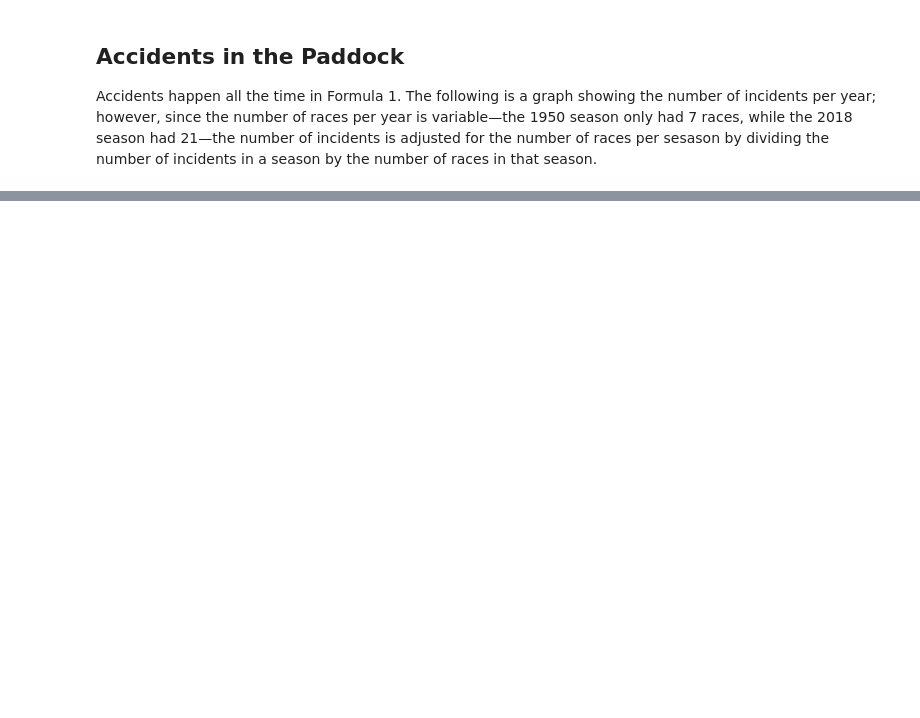
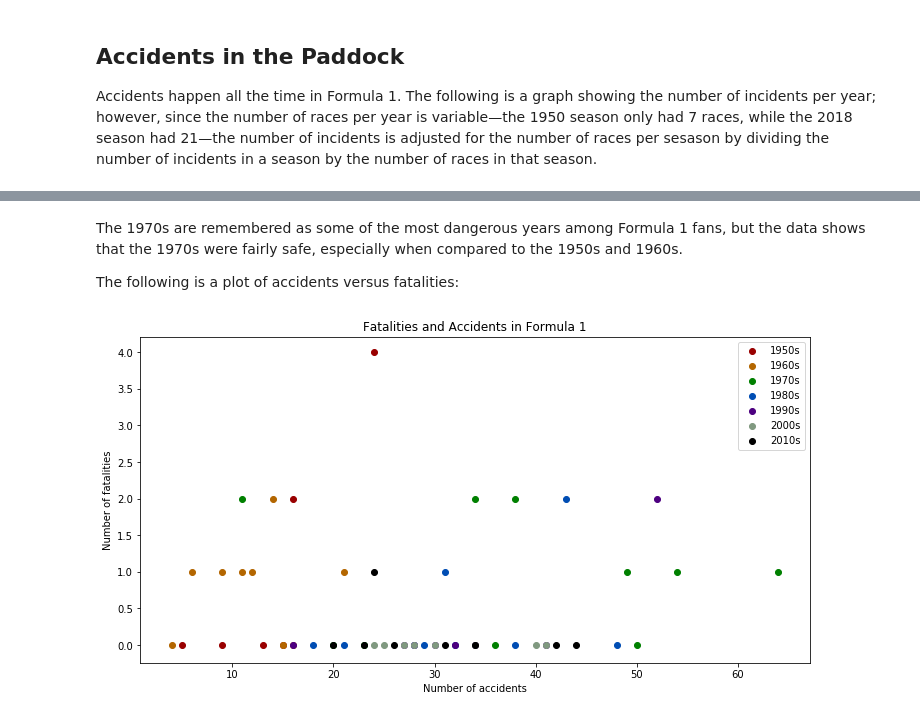
Before and after one commit to kjchu09/kjchu09.github.io, a Jupyter notebook: index.ipynb, the cells around one changed output, grey strips where cells are left out. Drawn from its saved outputs; the diff is of its cells as text; code cells hidden in the pictures; blank space fills up the shorter version.

```diff
--- a/index.ipynb
+++ b/index.ipynb
@@ -367,0 +548,69 @@ pandasql.sqldf("""
+# %% [markdown]
+The 1970s are remembered as some of the most dangerous years among Formula&nbsp;1 fans, but the data shows that the 1970s were fairly safe, especially when compared to the 1950s and 1960s.
+
+The following is a plot of accidents versus fatalities:
+# %%
+colors = {
+    1950: (0.6, 0, 0),
+    1960: (0.7, 0.4, 0),
+    1970: (0, 0.5, 0),
+    1980: (0, 0.3, 0.7),
+    1990: (0.3, 0, 0.5),
+    2000: (0.5, 0.6, 0.5),
+    2010: (0, 0, 0)
+}
+
+figure = matplotlib.pyplot.figure(None, (12, 6))
+
+plot = figure.subplots()
+plot.set_title("Fatalities and Accidents in Formula 1")
+plot.set_xlabel("Number of accidents")
+plot.set_ylabel("Number of fatalities")
+
+data = pandasql.sqldf("""
+    WITH
+        accidentsAnnual AS (
+            SELECT year, COUNT(*) countAccidents
+            FROM
+                resultsAccidents JOIN
+                races ON resultsAccidents.raceId = races.raceId
+            GROUP BY year
+        ),
+        fatalitiesAnnual AS (
+            SELECT year, COUNT(*) countFatalities
+            FROM
+                fatalities JOIN
+                races ON fatalities.urlEvent = races.url
+            GROUP BY year
+        )
+    SELECT
+        seasons.year / 10 * 10 decade,
+        IFNULL(countFatalities, 0) countFatalities,
+        IFNULL(countAccidents, 0) countAccidents
+    FROM
+        seasons LEFT JOIN
+        accidentsAnnual ON seasons.year = accidentsAnnual.year LEFT JOIN
+        fatalitiesAnnual ON seasons.year = fatalitiesAnnual.year
+""", globals())
+
+values = {}
+
+for index, row in data.iterrows():
+    if row["decade"] not in values:
+        values[row["decade"]] = {}
+
+    values[row["decade"]][row["countAccidents"]] = row["countFatalities"]
+
+decades = list(values.keys())
+decades.sort()
+
+for decade in decades:
+    valuesDecade = values[decade]
+
+    plot.scatter(list(valuesDecade.keys()), list(valuesDecade.values()), label = str(int(decade)) + "s", color = colors[decade])
+
+plot.legend(loc = "upper right")
+
+pass
+# %% [output]
+[figure, added]
```
Also changed, not shown: parts of 24 cells of this notebook, 1 other file.
